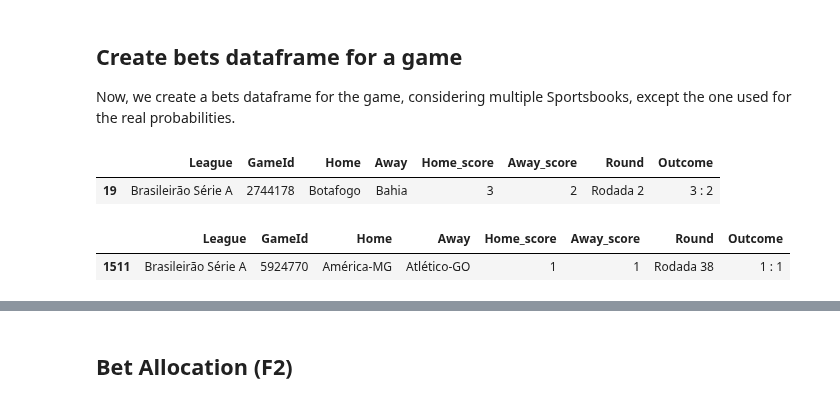
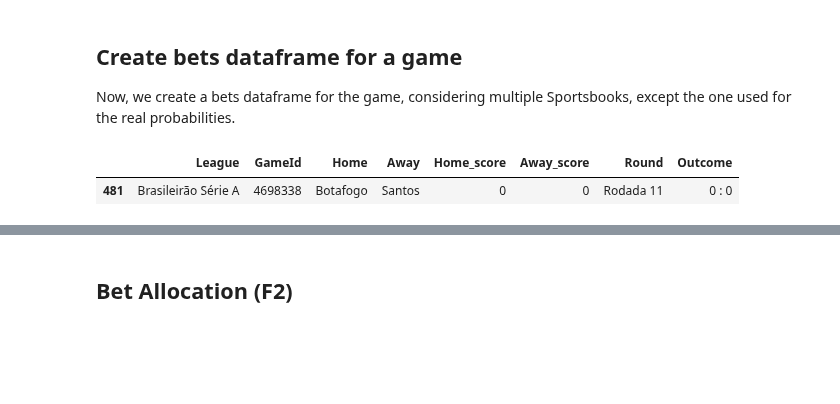
Before and after one commit to MarcosAugusto47/soccer-betting-strategy, a Jupyter notebook: notebook.ipynb, the cells around one changed output, grey strips where cells are left out. Drawn from its saved outputs; the diff is of its cells as text; code cells hidden in the pictures; blank space fills up the shorter version.

```diff
--- a/notebook.ipynb
+++ b/notebook.ipynb
@@ -46,12 +54,7 @@ print(odds.shape)
 ## Create bets dataframe for a game
 Now, we create a bets dataframe for the game, considering multiple Sportsbooks, except the one used for the real probabilities.
 # %%
-metadata[metadata.GameId=='2744178']
+metadata[metadata.GameId=='4698338']
 # %% [output]
 |  | League | GameId | Home | Away | Home_score | Away_score | Round | Outcome |
-| 19 | Brasileirão Série A | 2744178 | Botafogo | Bahia | 3 | 2 | Rodada 2 | 3 : 2 |
+| 481 | Brasileirão Série A | 4698338 | Botafogo | Santos | 0 | 0 | Rodada 11 | 0 : 0 |
-# %%
-metadata[metadata.GameId=='5924770']
-# %% [output]
-|  | League | GameId | Home | Away | Home_score | Away_score | Round | Outcome |
-| 1511 | Brasileirão Série A | 5924770 | América-MG | Atlético-GO | 1 | 1 | Rodada 38 | 1 : 1 |
```
Also changed, not shown: parts of 12 cells of this notebook, 7 other files.
